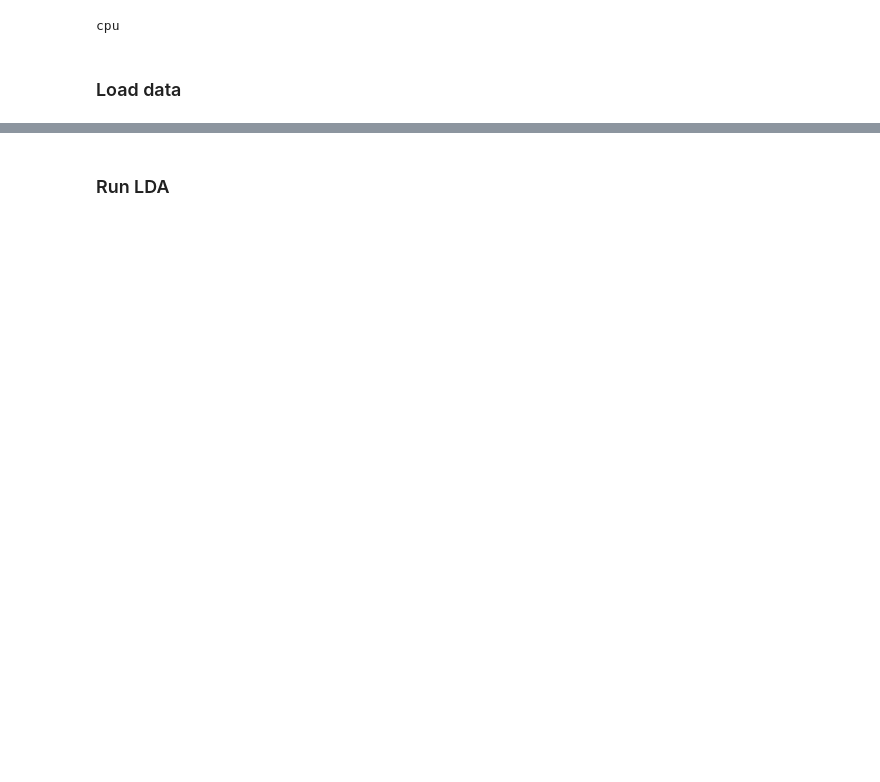
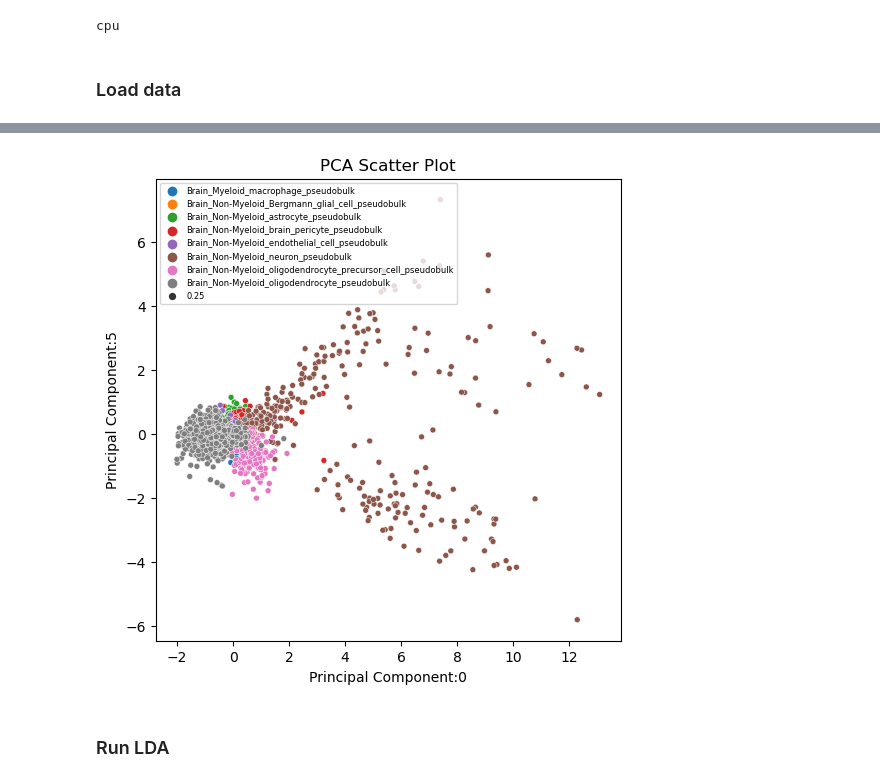
Before and after one commit to daklab/LeafletSC, a Jupyter notebook: src/beta-binomial-lda/run_LDA_SSmouse.ipynb, the cells around one changed output, grey strips where cells are left out. Drawn from its saved outputs; the diff is of its cells as text; code cells hidden in the pictures; blank space fills up the shorter version.

```diff
--- a/src/beta-binomial-lda/run_LDA_SSmouse.ipynb
+++ b/src/beta-binomial-lda/run_LDA_SSmouse.ipynb
@@ -69,3 +154,7 @@ print(coo_cluster_sparse.toarray()[1887, 15842]) # sanity check of data
+# %%
+plot_pcas(pca_result, cell_types, 0, 5)
+# %% [output]
+[figure, added]
 # %% [markdown]
 ### Run LDA
 # %%
```
Also changed, not shown: parts of 28 cells of this notebook, 4 other files.
